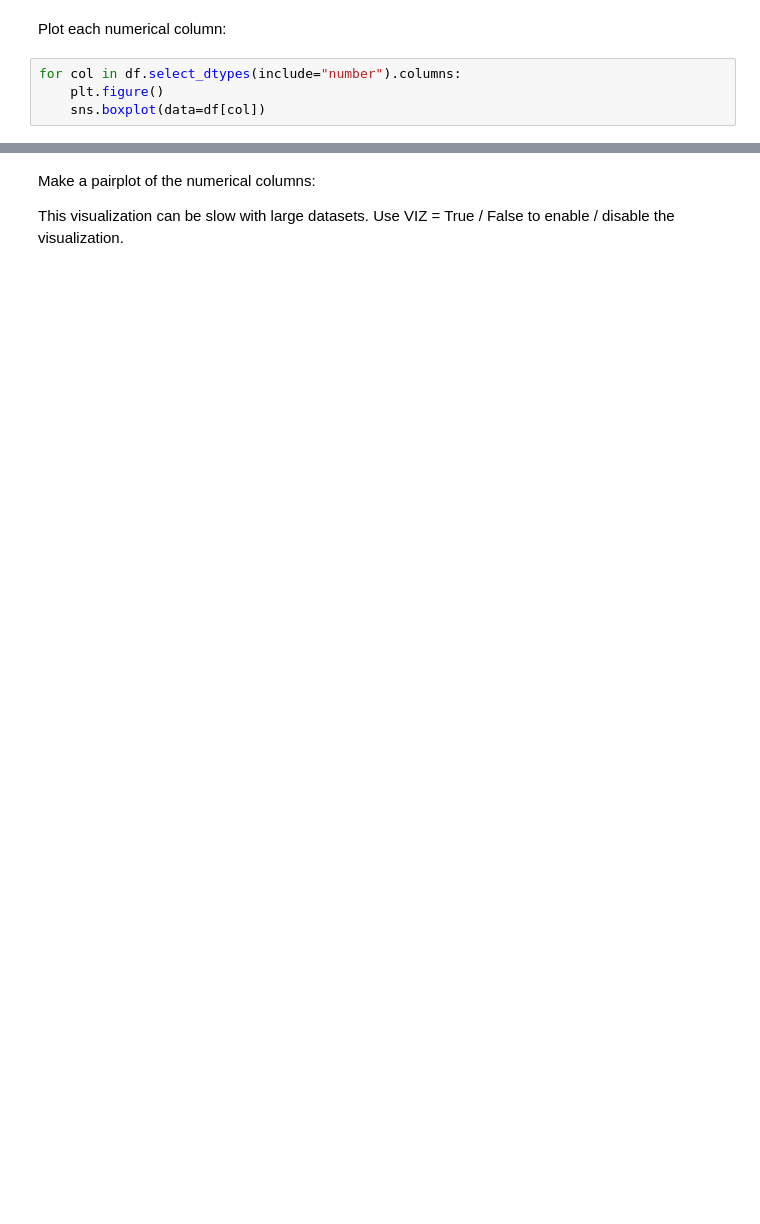
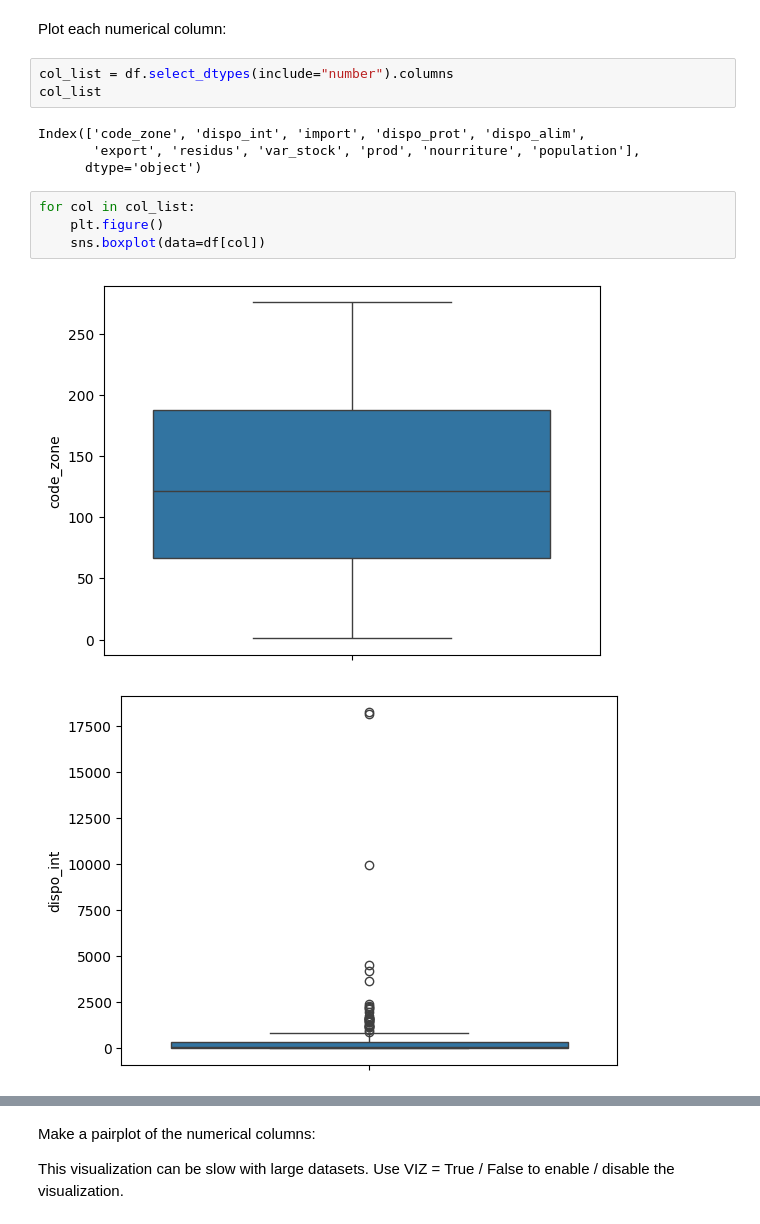
Before and after one commit to AlexandreGazagnes/Unilasalle-Public-Resources, a Jupyter notebook: 4a-data-analysis/03-session/0301-solution-notebook.ipynb, the cells around one changed output, grey strips where cells are left out. Cells and saved outputs as stored; diff of their text form; blank space fills up the shorter version.

```diff
--- a/4a-data-analysis/03-session/0301-solution-notebook.ipynb
+++ b/4a-data-analysis/03-session/0301-solution-notebook.ipynb
@@ -258,6 +542,16 @@ sns.boxplot(data=df.select_dtypes(include="number"))
 # %% [markdown]
 Plot each numerical column:
+# %%
+col_list = df.select_dtypes(include="number").columns
+col_list
+# %% [output]
+Index(['code_zone', 'dispo_int', 'import', 'dispo_prot', 'dispo_alim',
+       'export', 'residus', 'var_stock', 'prod', 'nourriture', 'population'],
+      dtype='object')
 # %%
-for col in df.select_dtypes(include="number").columns:
+for col in col_list:
     plt.figure()
     sns.boxplot(data=df[col])
+# %% [output]
+[figure, added]
+[figure, added]
```
Also changed, not shown: parts of 111 cells of this notebook, 8 other files.
